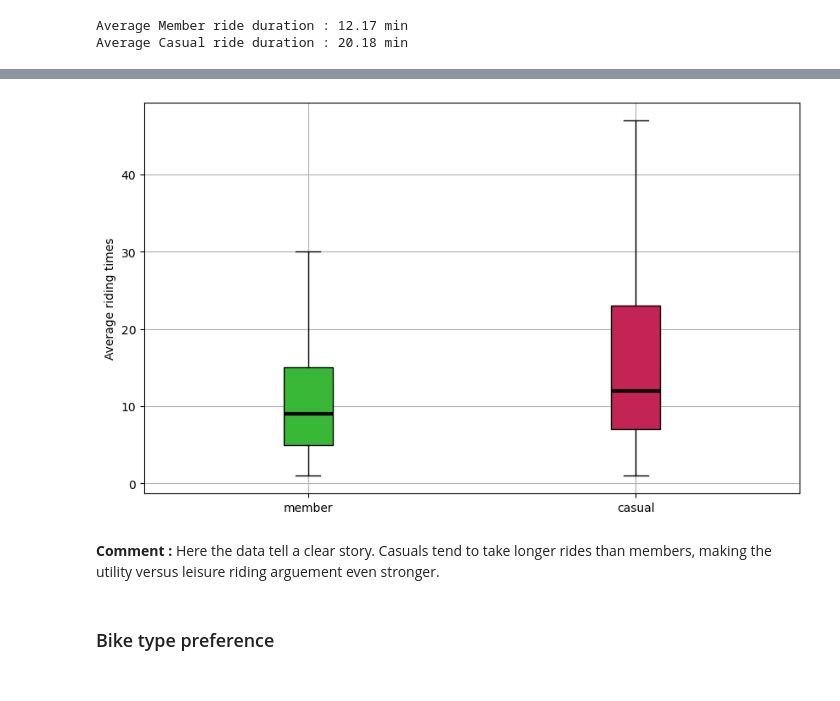
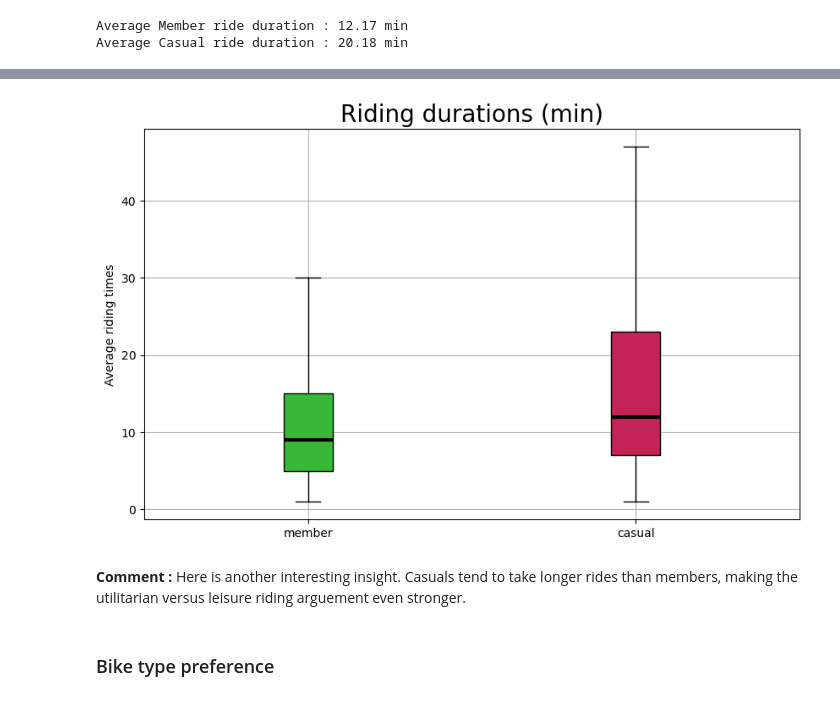
Before and after one commit to ntinasf/Personal-Project-DA, a Jupyter notebook: analysis.ipynb, the cells around one changed output, grey strips where cells are left out. Cells and saved outputs as stored; diff of their text form; code cells hidden in the pictures.

Commit message:
updated README.md, analysis.ipynb, added stations data

```diff
--- a/analysis.ipynb
+++ b/analysis.ipynb
@@ -267,23 +299,25 @@ Average Casual ride duration : 20.18 min
 # %%
 fig, ax = plt.subplots(figsize=(10, 6), dpi=100)
 ax.set_ylabel('Average riding times')
 arrays = [np.array(m_d['ride_duration']), np.array(c_d['ride_duration'])]
 bplot = ax.boxplot(arrays,
                    showfliers=False,
-                   patch_artist=True)  # will be used to label x-ticks
+                   patch_artist=True)
 colors = [G.m_col, G.c_col]
 for patch, color in zip(bplot['boxes'], colors):
     patch.set_facecolor(color)
 for median in bplot['medians']:
     median.set(color ='black',
                linewidth = 3)
 ax.set_xticklabels([G.m, G.c])
 plt.grid()
+plt.title('Riding durations (min)', fontsize=20)
+#plt.savefig('duration.png')
 plt.show()
 # %% [output]
-[figure, old version]
+[figure, new version]
 # %% [markdown]
-**Comment :** Here the data tell a clear story. Casuals tend to take longer rides than members, making the utility versus leisure riding arguement even stronger.
+**Comment :** Here is another interesting insight. Casuals tend to take longer rides than members, making the utilitarian versus leisure riding arguement even stronger.
 # %% [markdown]
 ### Bike type preference
 # %%
```
Also changed, not shown: parts of 34 cells of this notebook, 4 other files.
